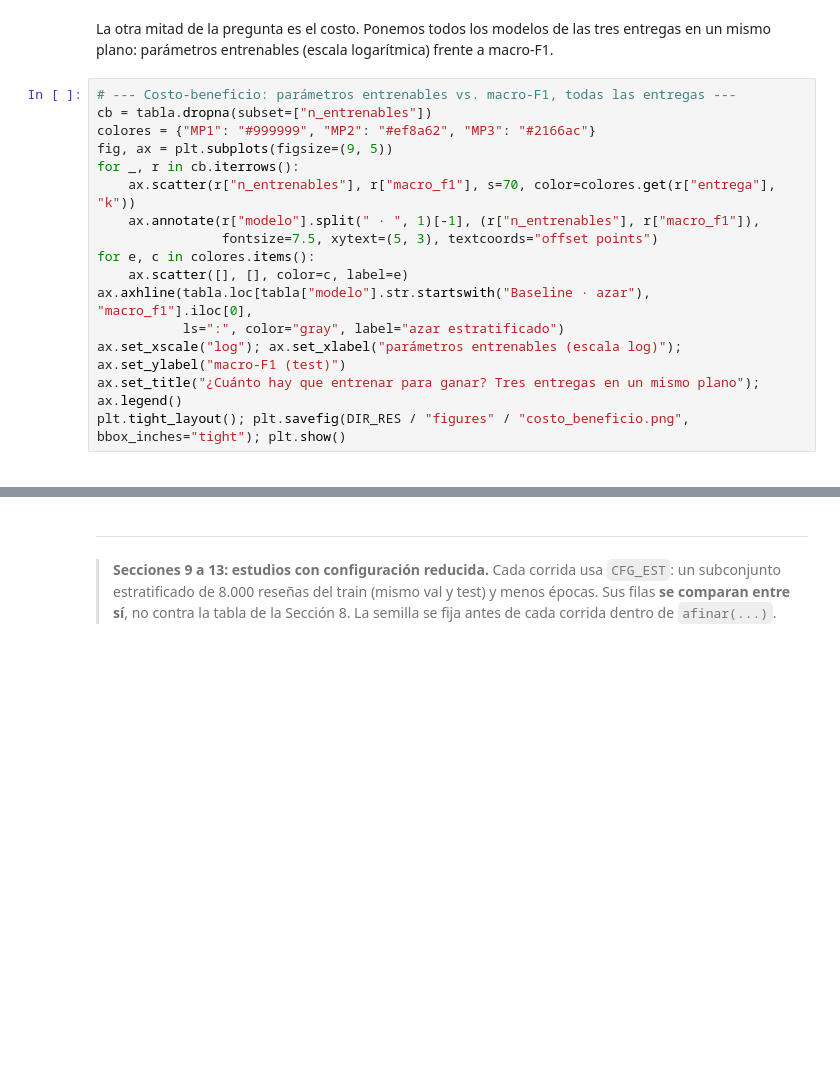
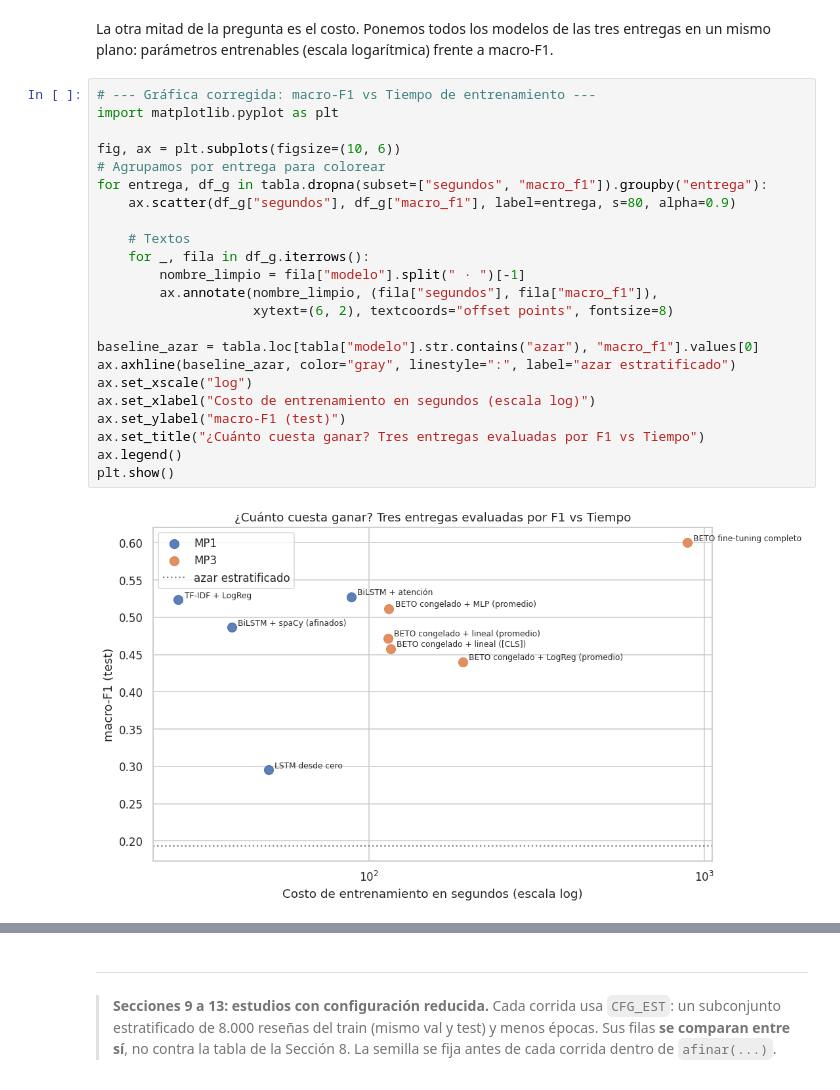
Before and after one commit to Aguado4/miniproyecto-3-nlp-Aguado-Cruz-Ramirez, a Jupyter notebook: notebooks/miniproyecto3_restmex_bert.ipynb, the cells around one changed output, grey strips where cells are left out. Saved outputs shown, nothing was run; the diff lists cells and outputs as text; blank space fills up the shorter version.

```diff
--- a/notebooks/miniproyecto3_restmex_bert.ipynb
+++ b/notebooks/miniproyecto3_restmex_bert.ipynb
@@ -1663,20 +2131,27 @@ plt.tight_layout(); plt.savefig(DIR_RES / "figures" / "confusion_abc.png", bbox_
 La otra mitad de la pregunta es el costo. Ponemos todos los modelos de las tres entregas en un
 mismo plano: parámetros entrenables (escala logarítmica) frente a macro-F1.
 # %%
-# --- Costo-beneficio: parámetros entrenables vs. macro-F1, todas las entregas ---
-cb = tabla.dropna(subset=["n_entrenables"])
-colores = {"MP1": "#999999", "MP2": "#ef8a62", "MP3": "#2166ac"}
-fig, ax = plt.subplots(figsize=(9, 5))
-for _, r in cb.iterrows():
-    ax.scatter(r["n_entrenables"], r["macro_f1"], s=70, color=colores.get(r["entrega"], "k"))
-    ax.annotate(r["modelo"].split(" · ", 1)[-1], (r["n_entrenables"], r["macro_f1"]),
-                fontsize=7.5, xytext=(5, 3), textcoords="offset points")
-for e, c in colores.items():
-    ax.scatter([], [], color=c, label=e)
-ax.axhline(tabla.loc[tabla["modelo"].str.startswith("Baseline · azar"), "macro_f1"].iloc[0],
-           ls=":", color="gray", label="azar estratificado")
-ax.set_xscale("log"); ax.set_xlabel("parámetros entrenables (escala log)"); ax.set_ylabel("macro-F1 (test)")
-ax.set_title("¿Cuánto hay que entrenar para ganar? Tres entregas en un mismo plano"); ax.legend()
-plt.tight_layout(); plt.savefig(DIR_RES / "figures" / "costo_beneficio.png", bbox_inches="tight"); plt.show()
+# --- Gráfica corregida: macro-F1 vs Tiempo de entrenamiento ---
+import matplotlib.pyplot as plt
+
+fig, ax = plt.subplots(figsize=(10, 6))
+# Agrupamos por entrega para colorear
+for entrega, df_g in tabla.dropna(subset=["segundos", "macro_f1"]).groupby("entrega"):
+    ax.scatter(df_g["segundos"], df_g["macro_f1"], label=entrega, s=80, alpha=0.9)
+
+    # Textos
+    for _, fila in df_g.iterrows():
+        nombre_limpio = fila["modelo"].split(" · ")[-1]
+        ax.annotate(nombre_limpio, (fila["segundos"], fila["macro_f1"]),
+                    xytext=(6, 2), textcoords="offset points", fontsize=8)
+
+baseline_azar = tabla.loc[tabla["modelo"].str.contains("azar"), "macro_f1"].values[0]
+ax.axhline(baseline_azar, color="gray", linestyle=":", label="azar estratificado")
+ax.set_xscale("log")
+ax.set_xlabel("Costo de entrenamiento en segundos (escala log)")
+ax.set_ylabel("macro-F1 (test)")
+ax.set_title("¿Cuánto cuesta ganar? Tres entregas evaluadas por F1 vs Tiempo")
+ax.legend()
+plt.show()
+# %% [output]
+[figure, added]
-# %% [markdown]
-<!-- LEER: veredicto H1 (¿gana en 2★/3★?) y H2 (¿congelado < TF-IDF?). ¿Compensa el costo? -->
```
Also changed, not shown: parts of 61 cells of this notebook.
